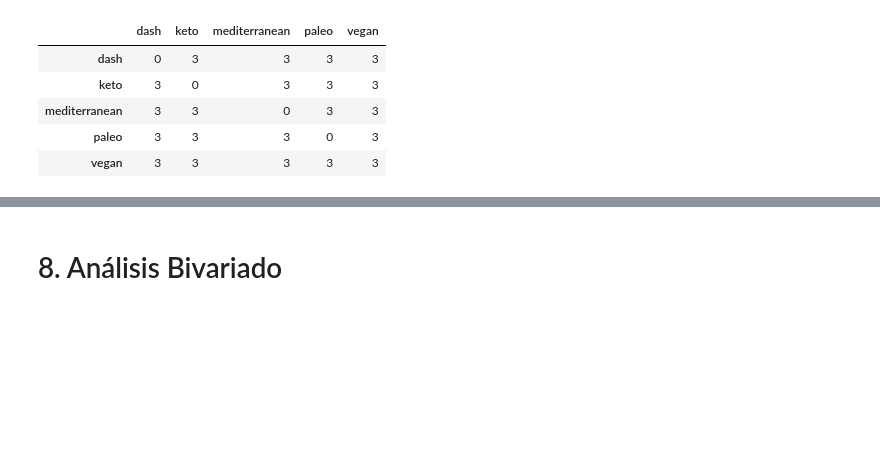
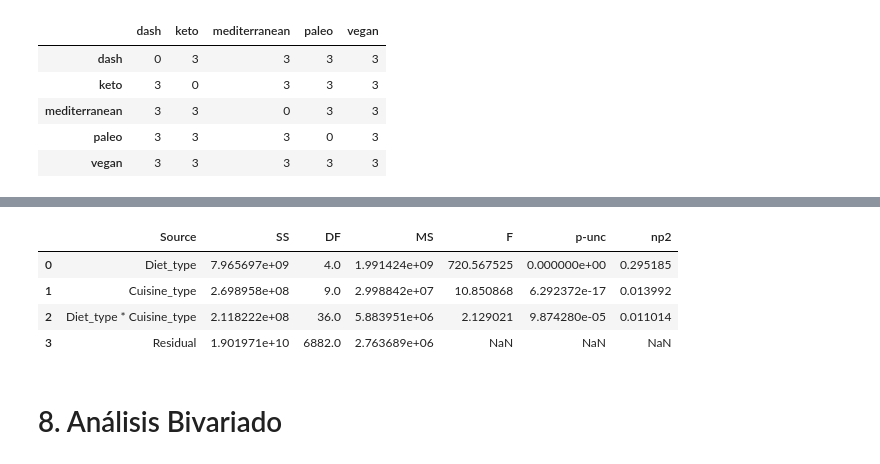
Before and after one commit to alexisuaguilaru/Analysis_Nutritional_Information, a Jupyter notebook: Documentation/AlexisAguilar_Reporte.ipynb, the cells around one changed output, grey strips where cells are left out. Saved outputs shown, nothing was run; the diff lists cells and outputs as text; code cells hidden in the pictures; blank space fills up the shorter version.

Commit message:
ADD hypothesis test for two awys ANOVA

```diff
--- a/Documentation/AlexisAguilar_Reporte.ipynb
+++ b/Documentation/AlexisAguilar_Reporte.ipynb
@@ -950,3 +965,20 @@ sum(pvalue_results[macronutrient] < 0.05 for macronutrient in Macronutrients)
+# %%
+from pingouin import anova
+
+interaction_diet_cuisine = Diets_Dataset[['Carbs',Diet,Cuisine]].copy()
+groups_filter = (interaction_diet_cuisine.pivot_table('Carbs',Cuisine,Diet,aggfunc='count')>5).all(axis=1)
+recipes_filter = groups_filter.loc[interaction_diet_cuisine[Cuisine]].values
+interaction_diet_cuisine = interaction_diet_cuisine[recipes_filter]
+
+interaction_diet_cuisine['Carbs_Rank'] = stats.rankdata(interaction_diet_cuisine['Carbs'])
+linear_model = anova(data=interaction_diet_cuisine, dv='Carbs_Rank', between=[Diet,Cuisine], detailed=True)
+linear_model
+# %% [output]
+|  | Source | SS | DF | MS | F | p-unc | np2 |
+| 0 | Diet_type | 7.965697e+09 | 4.0 | 1.991424e+09 | 720.567525 | 0.000000e+00 | 0.295185 |
+| 1 | Cuisine_type | 2.698958e+08 | 9.0 | 2.998842e+07 | 10.850868 | 6.292372e-17 | 0.013992 |
+| 2 | Diet_type * Cuisine_type | 2.118222e+08 | 36.0 | 5.883951e+06 | 2.129021 | 9.874280e-05 | 0.011014 |
+| 3 | Residual | 1.901971e+10 | 6882.0 | 2.763689e+06 | NaN | NaN | NaN |
 # %% [markdown]
 # 8. Análisis Bivariado
 # %% [markdown]
```
Also changed, not shown: parts of 5 cells of this notebook.
